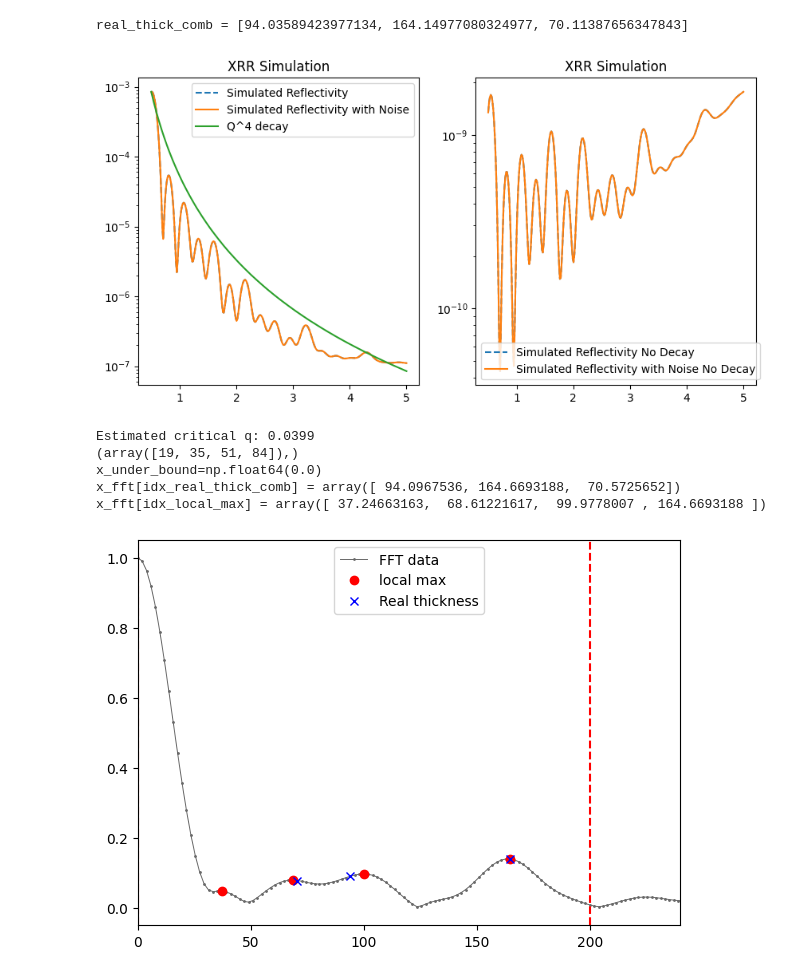
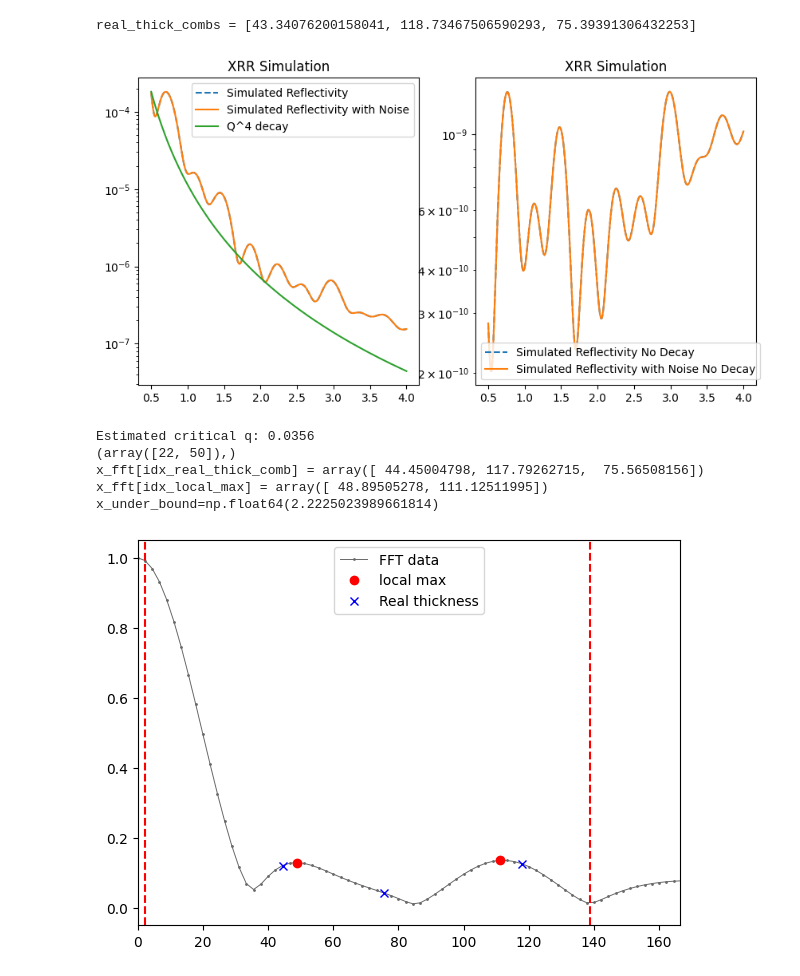
Before and after one commit to SJB7777/ReflectoLearn, a Jupyter notebook: notebooks/fitting.ipynb, the cells around one changed output. Cells and saved outputs as stored; diff of their text form; code cells hidden in the pictures.

```diff
--- a/notebooks/fitting.ipynb
+++ b/notebooks/fitting.ipynb
@@ -58,44 +60,44 @@ from itertools import combinations_with_replacement
 # -----------------------
 # 1. 데이터 생성
 # -----------------------
 beam_energy = 8.04751  # keV
-tth = np.linspace(0.5, 5, 300)  # rad
+tth = np.linspace(0.5, 4, 300)  # rad
 q = tth2qz_by_energy(tth, beam_energy)
 
 # 2층 박막 시뮬레이션 (기판 + 2개 필름)
 data = make_multifilm(2, q, add_noise=False)
-real_thick = data['thickness']
-real_thick_comb = [sum(set(comb)) for comb in combinations_with_replacement(real_thick, r=len(real_thick))]
-print(f"{real_thick_comb = }")
+real_thicks = data['thickness']
+real_thick_combs = [sum(set(comb)) for comb in combinations_with_replacement(real_thicks, r=len(real_thicks))]
+print(f"{real_thick_combs = }")
 R = data["R"]
 R_noise = R.copy()
 # R_noise = add_noise(R)
 
 R_no_q_decay = remove_q4_decay(q, R)
 R_noise_no_q_decay = remove_q4_decay(q, R_noise)
 decay = 1 / remove_q4_decay(q, np.full_like(q, 1))
 decay = decay / decay[0] * R.max()
 fig, axs = plt.subplots(1, 2, figsize=(10, 5))
 axs[0].semilogy(tth, R, "--", label="Simulated Reflectivity")
 axs[0].semilogy(tth, R_noise, "-", label="Simulated Reflectivity with Noise")
 axs[0].semilogy(tth, decay, "-", label="Q^4 decay")
 axs[0].set_title("XRR Simulation")
 axs[0].legend()
 
 axs[1].semilogy(tth, R_no_q_decay, "--", label="Simulated Reflectivity No Decay")
 axs[1].semilogy(tth, R_noise_no_q_decay, "-", label="Simulated Reflectivity with Noise No Decay")
 axs[1].set_title("XRR Simulation")
 axs[1].legend()
 
 plt.show()
 # %% [output]
-real_thick_comb = [94.03589423977134, 164.14977080324977, 70.11387656347843]
+real_thick_combs = [43.34076200158041, 118.73467506590293, 75.39391306432253]
-[figure, old version]
+[figure, new version]
 # %%
 from scipy.signal import argrelmax
 
-x_upper_bound = 200
-
+# x_upper_bound = 200
+x_upper_bound = sum(real_thicks) + 20
 crit_q = estimate_q(q, R_noise)
 # crit_q = 0
 print(f"Estimated critical q: {crit_q:.4f}")
@@ -113,19 +115,19 @@ idx_local_max = argrelmax(y_fft_norm[x_fft < x_upper_bound])
 # idx_local_max = find_soft_peaks(x_fft[x_fft < x_upper_bound], y_fft_norm[x_fft < x_upper_bound], slope_thresh=1)
 print(idx_local_max)
 
-y_diff = np.diff(y_fft_norm)
+idx_real_thick_comb: list[int] = [np.abs(x_fft - thickness).argmin() for thickness in real_thick_combs]
+print(f"{x_fft[idx_real_thick_comb] = }")
+print(f"{x_fft[idx_local_max] = }")
+
+
 
 # First increasing index
-# under_bound_index = np.where((y_diff >= -0.01) & (x_fft[1:] > 2))[0][0] + 1
-under_bound_index = np.abs(x_fft - crit_q * 2*np.pi).argmin()
+y_diff = np.diff(y_fft_norm)
+under_bound_index = np.where((y_diff >= -0.01) & (x_fft[1:] > 2))[0][0] + 1
+# under_bound_index = np.abs(x_fft - crit_q * 2*np.pi).argmin()
 x_under_bound = x_fft[under_bound_index]
 print(f"{x_under_bound=}")
 upper_bound_index = np.where(x_fft > x_upper_bound)[0][0]
-
-idx_real_thick_comb: list[int] = [np.abs(x_fft - thickness).argmin() for thickness in real_thick_comb]
-
-print(f"{x_fft[idx_real_thick_comb] = }")
-print(f"{x_fft[idx_local_max] = }")
 
 fig, axs = plt.subplots(1, 1, sharex=True, figsize=(7, 5))
 axs.plot(x_fft, y_fft_norm, "o-", ms=1, lw=0.7, color="dimgrey", label="FFT data")
@@ -138,12 +140,12 @@ axs.set_xlim(0, x_upper_bound*1.2)
 plt.legend()
 plt.show()
 # %% [output]
-Estimated critical q: 0.0399
-(array([19, 35, 51, 84]),)
-x_under_bound=np.float64(0.0)
-x_fft[idx_real_thick_comb] = array([ 94.0967536, 164.6693188,  70.5725652])
-x_fft[idx_local_max] = array([ 37.24663163,  68.61221617,  99.9778007 , 164.6693188 ])
+Estimated critical q: 0.0356
+(array([22, 50]),)
+x_fft[idx_real_thick_comb] = array([ 44.45004798, 117.79262715,  75.56508156])
+x_fft[idx_local_max] = array([ 48.89505278, 111.12511995])
+x_under_bound=np.float64(2.2225023989661814)
-[figure, old version]
+[figure, new version]
 # %%
 dydx = np.gradient(y_fft_norm, x_fft)
 # 2차 도함수 (곡률)
```
Also changed, not shown: parts of 5 cells of this notebook, 2 other files.
